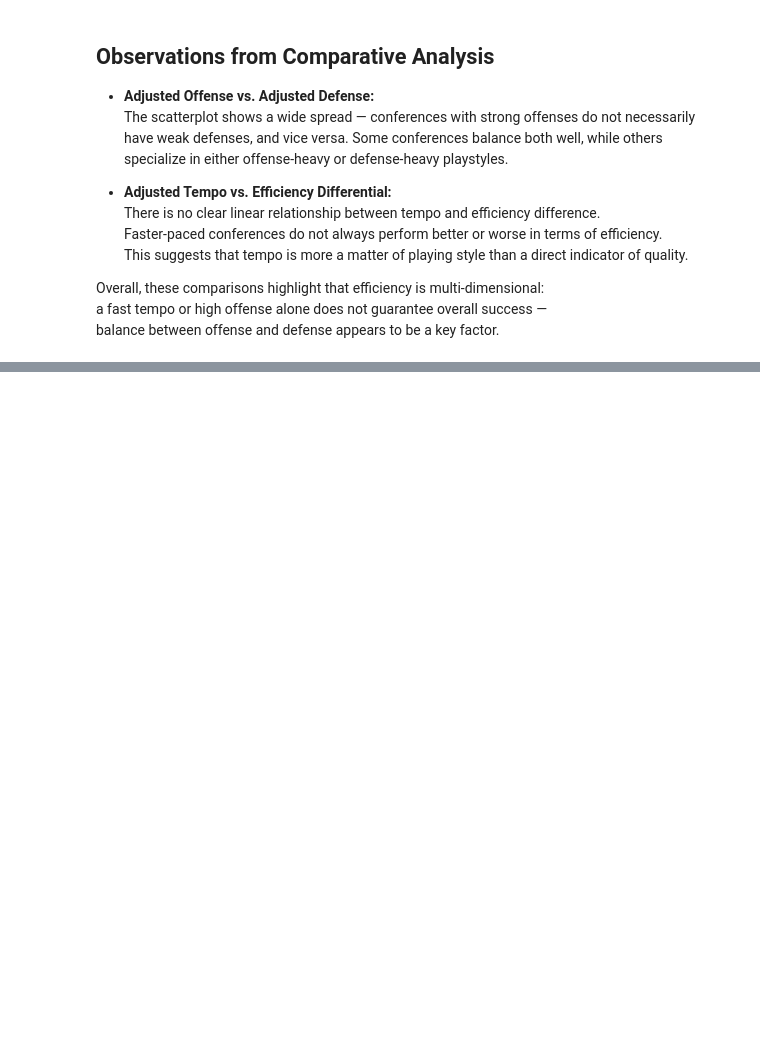
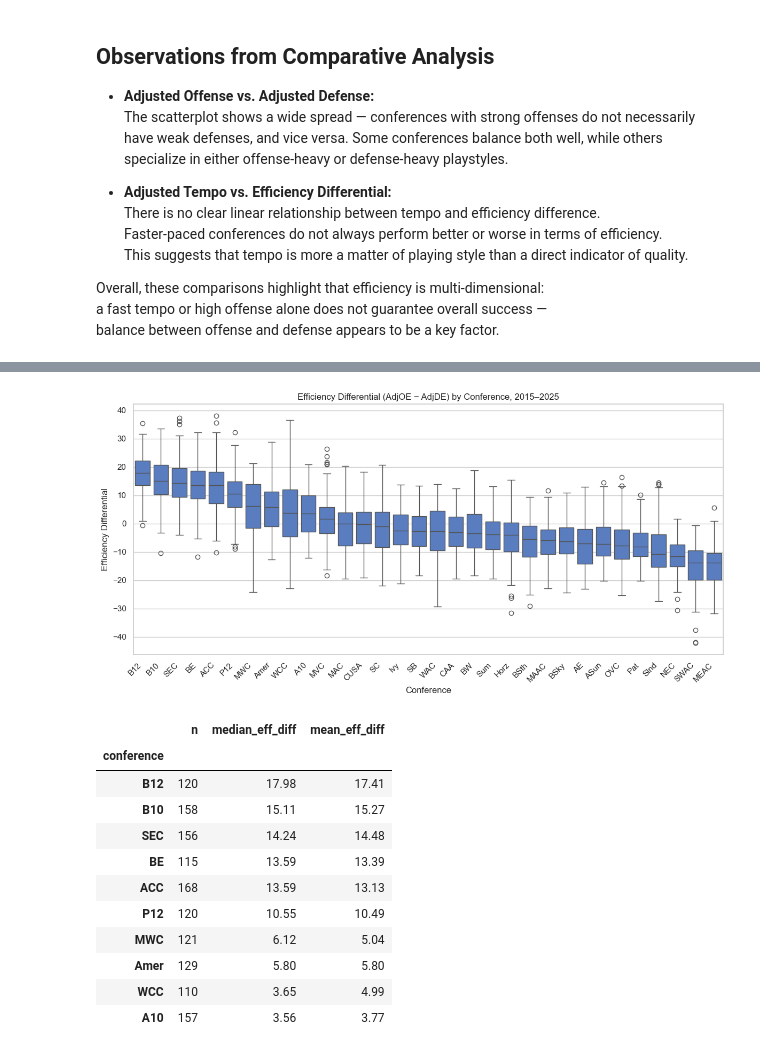
Before and after one commit to brendonmcnulty/datafun-06-eda, a Jupyter notebook: brendon_eda.ipynb, the cells around one changed output, grey strips where cells are left out. Drawn from its saved outputs; the diff is of its cells as text; code cells hidden in the pictures; blank space fills up the shorter version.

Commit message:
Add conference comparison: eff_diff boxplot and summary table

```diff
--- a/brendon_eda.ipynb
+++ b/brendon_eda.ipynb
@@ -314,0 +323,55 @@ balance between offense and defense appears to be a key factor.
+# %%
+# Filter to conferences with enough rows to be meaningful
+counts = df['conference'].value_counts()
+keep_conf = counts[counts >= 30].index  # tweak threshold if needed
+df_conf = df[df['conference'].isin(keep_conf)].copy()
+
+# Order conferences by median eff_diff
+order_by_median = (
+    df_conf.groupby('conference')['eff_diff']
+          .median()
+          .sort_values(ascending=False)
+          .index
+)
+
+# Boxplot
+plt.figure(figsize=(12, 6))
+sns.boxplot(
+    data=df_conf,
+    x='conference',
+    y='eff_diff',
+    order=order_by_median
+)
+plt.title('Efficiency Differential (AdjOE − AdjDE) by Conference, 2015–2025')
+plt.xlabel('Conference')
+plt.ylabel('Efficiency Differential')
+plt.xticks(rotation=45, ha='right')
+plt.tight_layout()
+plt.show()
+
+# Summary table of median & mean values
+summary = (
+    df_conf.groupby('conference')
+           .agg(
+               n=('eff_diff', 'size'),
+               median_eff_diff=('eff_diff', 'median'),
+               mean_eff_diff=('eff_diff', 'mean')
+           )
+           .sort_values('median_eff_diff', ascending=False)
+           .round(2)
+)
+summary.head(10)
+# %% [output]
+[figure, added]
+|  | n | median_eff_diff | mean_eff_diff |
+| conference |  |  |  |
+| B12 | 120 | 17.98 | 17.41 |
+| B10 | 158 | 15.11 | 15.27 |
+| SEC | 156 | 14.24 | 14.48 |
+| BE | 115 | 13.59 | 13.39 |
+| ACC | 168 | 13.59 | 13.13 |
+| P12 | 120 | 10.55 | 10.49 |
+| MWC | 121 | 6.12 | 5.04 |
+| Amer | 129 | 5.80 | 5.80 |
+| WCC | 110 | 3.65 | 4.99 |
+| A10 | 157 | 3.56 | 3.77 |
```
Also changed, not shown: parts of 2 cells of this notebook.
